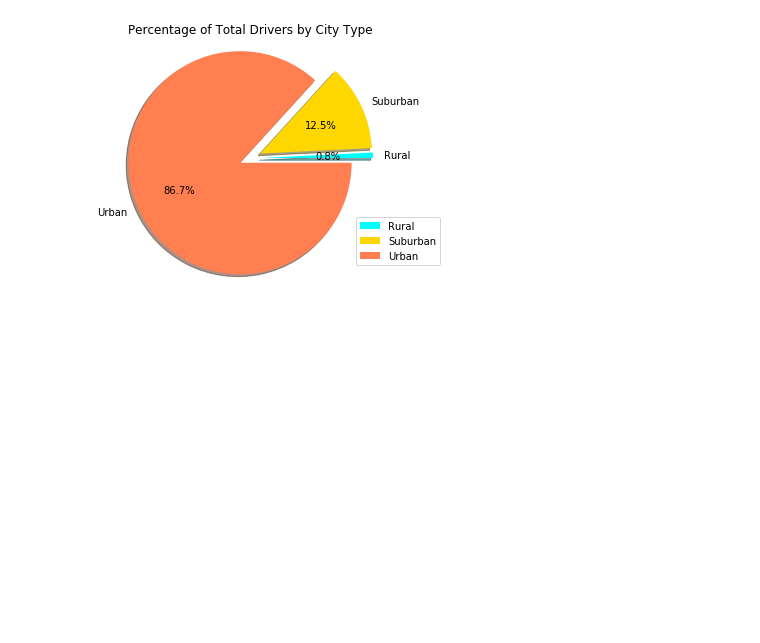
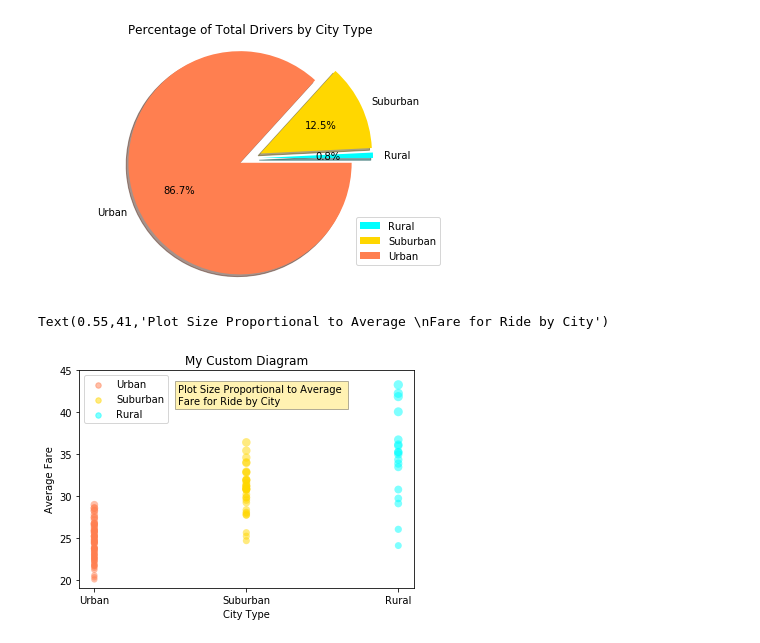
Before and after one commit to charlehl/UCI-Data-Analytics, a Jupyter notebook: homework5/Pyber/pyber_charles.ipynb, the cells around one changed output. Cells and saved outputs as stored; diff of their text form; code cells hidden in the pictures; blank space fills up the shorter version.

```diff
--- a/homework5/Pyber/pyber_charles.ipynb
+++ b/homework5/Pyber/pyber_charles.ipynb
@@ -159,3 +163,26 @@ plt.savefig("pyber_pie_total_drivers.pdf")
 # %%
 # Show Figure
 plt.show()
+# %%
+# Created a custom diagram for myself to verify the average fares and how they compare to bubble size
+fig, ax = plt.subplots()
+my_x_axis = city_ride_data_df['City_Type']
+my_y_axis = city_ride_data_df['Average_Fare']
+cityLabels = [cityType for cityType in city_ride_data_df['City_Type']]
+colors = [chooseColor(x) for x in cityLabels]
+
+plt.scatter(my_x_axis, my_y_axis, s=rideSize, c=colors, alpha=0.5, edgecolors='r', linewidths=0, label="__no_legend__")
+for cityType in ["Urban", "Suburban", "Rural"]:
+    plt.scatter([], [], c=chooseColor(cityType), alpha=0.5, s=30,
+                label=cityType)
+plt.legend(scatterpoints=1, frameon=True, labelspacing=1, title='City Type')
+plt.legend(loc='upper left')
+plt.xlabel("City Type")
+plt.ylabel("Average Fare")
+plt.title("My Custom Diagram")
+plt.ylim(my_y_axis.min()-1, 45)
+ax.text(.55, 41, 'Plot Size Proportional to Average \nFare for Ride by City', style='normal', color='#000000',
+        bbox={'facecolor':'#FFD700', 'alpha':0.3, 'pad':3})
+# %% [output]
+Text(0.55,41,'Plot Size Proportional to Average \nFare for Ride by City')
+[figure, added]
```
Also changed, not shown: parts of 2 cells of this notebook, 5 other files.
